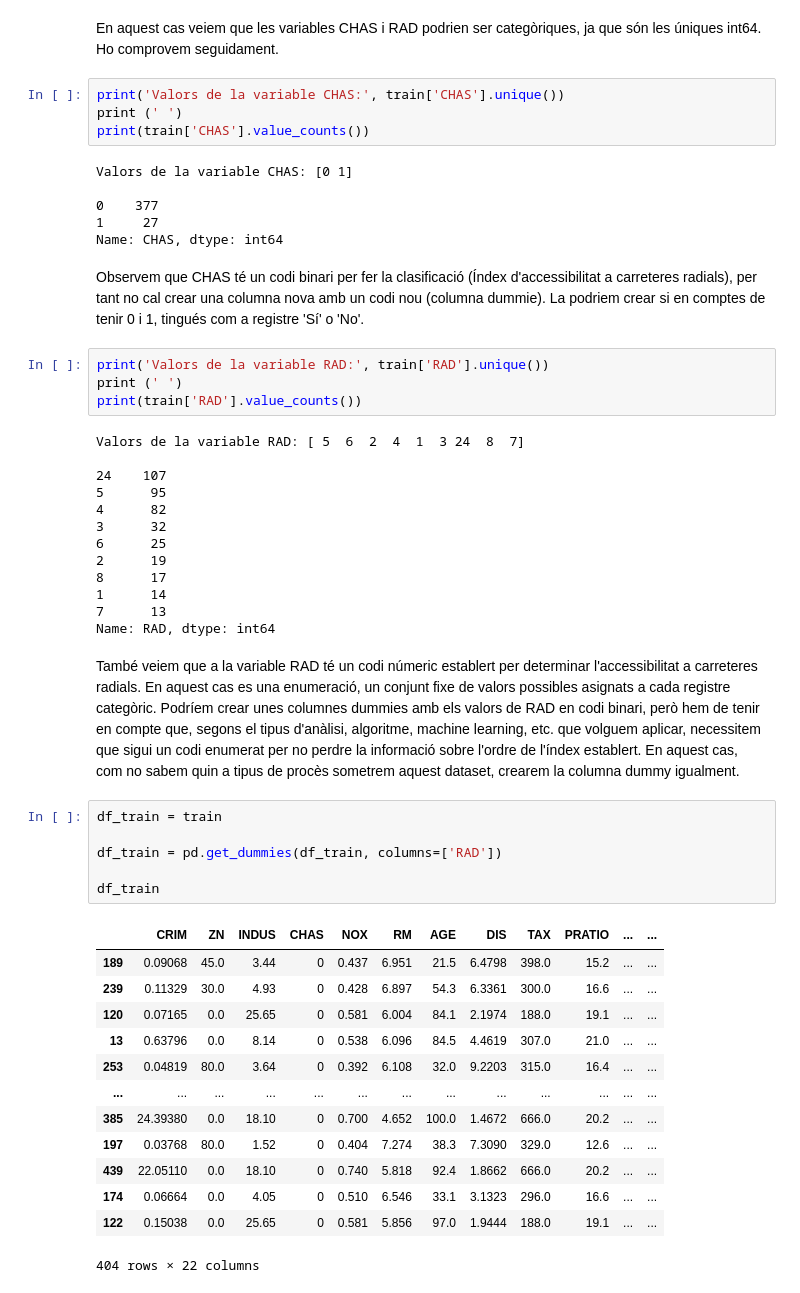
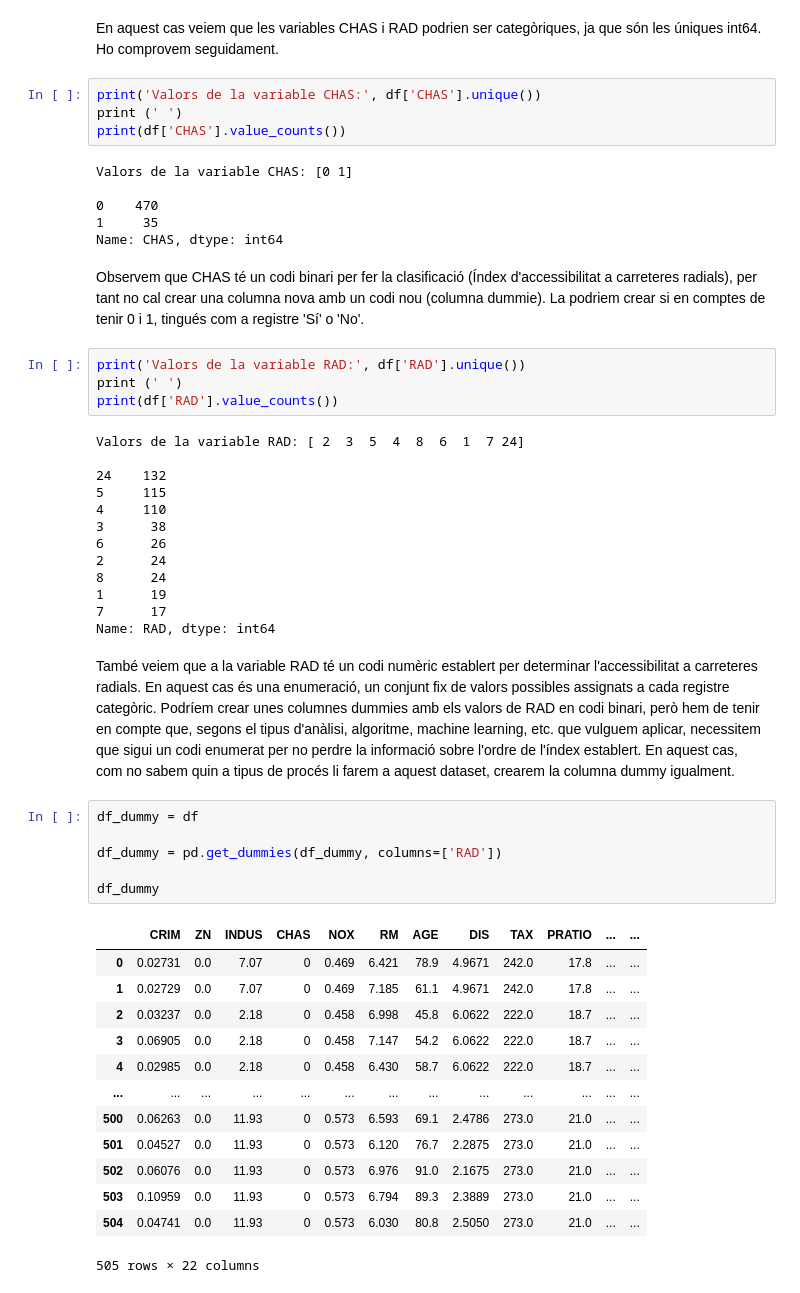
Before and after one commit to paucco/SkLearn_Train_Test, a Jupyter notebook: Tasca M5 T02.ipynb, the cells around one changed output. Cells and saved outputs as stored; diff of their text form.

```diff
--- a/Tasca M5 T02.ipynb
+++ b/Tasca M5 T02.ipynb
@@ -405,53 +405,53 @@ memory usage: 55.4 KB
 # %% [markdown]
 En aquest cas veiem que les variables CHAS i RAD podrien ser categòriques, ja que són les úniques int64. Ho comprovem seguidament.
 # %%
-print('Valors de la variable CHAS:', train['CHAS'].unique())
+print('Valors de la variable CHAS:', df['CHAS'].unique())
 print (' ')
-print(train['CHAS'].value_counts())
+print(df['CHAS'].value_counts())
 # %% [output]
 Valors de la variable CHAS: [0 1]
 
-0    377
-1     27
+0    470
+1     35
 Name: CHAS, dtype: int64
 # %% [markdown]
 Observem que CHAS té un codi binari per fer la clasificació (Índex d'accessibilitat a carreteres radials), per tant no cal crear una columna nova amb un codi nou (columna dummie). La podriem crear si en comptes de tenir 0 i 1, tingués com a registre 'Sí' o 'No'.
 # %%
-print('Valors de la variable RAD:', train['RAD'].unique())
+print('Valors de la variable RAD:', df['RAD'].unique())
 print (' ')
-print(train['RAD'].value_counts())
+print(df['RAD'].value_counts())
 # %% [output]
-Valors de la variable RAD: [ 5  6  2  4  1  3 24  8  7]
+Valors de la variable RAD: [ 2  3  5  4  8  6  1  7 24]
 
-24    107
-5      95
-4      82
-3      32
-6      25
-2      19
-8      17
-1      14
-7      13
+24    132
+5     115
+4     110
+3      38
+6      26
+2      24
+8      24
+1      19
+7      17
 Name: RAD, dtype: int64
 # %% [markdown]
-També veiem que a la variable RAD té un codi númeric establert per determinar l'accessibilitat a carreteres radials. En aquest cas es una enumeració, un conjunt fixe de valors possibles asignats a cada registre categòric. Podríem crear unes columnes dummies amb els valors de RAD en codi binari, però hem de tenir en compte que, segons el tipus d'anàlisi, algoritme, machine learning, etc. que volguem aplicar, necessitem que sigui un codi enumerat per no perdre la informació sobre l'ordre de l'índex establert. En aquest cas, com no sabem quin a tipus de procès sometrem aquest dataset, crearem la columna dummy igualment.
+També veiem que a la variable RAD té un codi numèric establert per determinar l'accessibilitat a carreteres radials. En aquest cas és una enumeració, un conjunt fix de valors possibles assignats a cada registre categòric. Podríem crear unes columnes dummies amb els valors de RAD en codi binari, però hem de tenir en compte que, segons el tipus d'anàlisi, algoritme, machine learning, etc. que vulguem aplicar, necessitem que sigui un codi enumerat per no perdre la informació sobre l'ordre de l'índex establert. En aquest cas, com no sabem quin a tipus de procés li farem a aquest dataset, crearem la columna dummy igualment.
-# %%
-df_train = train
-
-df_train = pd.get_dummies(df_train, columns=['RAD'])
-
-df_train
-# %% [output]
-|  | CRIM | ZN | INDUS | CHAS | NOX | RM | AGE | DIS | TAX | PRATIO | ... | ... |
-| 189 | 0.09068 | 45.0 | 3.44 | 0 | 0.437 | 6.951 | 21.5 | 6.4798 | 398.0 | 15.2 | ... | ... |
-| 239 | 0.11329 | 30.0 | 4.93 | 0 | 0.428 | 6.897 | 54.3 | 6.3361 | 300.0 | 16.6 | ... | ... |
-| 120 | 0.07165 | 0.0 | 25.65 | 0 | 0.581 | 6.004 | 84.1 | 2.1974 | 188.0 | 19.1 | ... | ... |
-| 13 | 0.63796 | 0.0 | 8.14 | 0 | 0.538 | 6.096 | 84.5 | 4.4619 | 307.0 | 21.0 | ... | ... |
-| 253 | 0.04819 | 80.0 | 3.64 | 0 | 0.392 | 6.108 | 32.0 | 9.2203 | 315.0 | 16.4 | ... | ... |
-| ... | ... | ... | ... | ... | ... | ... | ... | ... | ... | ... | ... | ... |
-| 385 | 24.39380 | 0.0 | 18.10 | 0 | 0.700 | 4.652 | 100.0 | 1.4672 | 666.0 | 20.2 | ... | ... |
-| 197 | 0.03768 | 80.0 | 1.52 | 0 | 0.404 | 7.274 | 38.3 | 7.3090 | 329.0 | 12.6 | ... | ... |
-| 439 | 22.05110 | 0.0 | 18.10 | 0 | 0.740 | 5.818 | 92.4 | 1.8662 | 666.0 | 20.2 | ... | ... |
-| 174 | 0.06664 | 0.0 | 4.05 | 0 | 0.510 | 6.546 | 33.1 | 3.1323 | 296.0 | 16.6 | ... | ... |
-| 122 | 0.15038 | 0.0 | 25.65 | 0 | 0.581 | 5.856 | 97.0 | 1.9444 | 188.0 | 19.1 | ... | ... |
-404 rows × 22 columns
+# %%
+df_dummy = df
+
+df_dummy = pd.get_dummies(df_dummy, columns=['RAD'])
+
+df_dummy
+# %% [output]
+|  | CRIM | ZN | INDUS | CHAS | NOX | RM | AGE | DIS | TAX | PRATIO | ... | ... |
+| 0 | 0.02731 | 0.0 | 7.07 | 0 | 0.469 | 6.421 | 78.9 | 4.9671 | 242.0 | 17.8 | ... | ... |
+| 1 | 0.02729 | 0.0 | 7.07 | 0 | 0.469 | 7.185 | 61.1 | 4.9671 | 242.0 | 17.8 | ... | ... |
+| 2 | 0.03237 | 0.0 | 2.18 | 0 | 0.458 | 6.998 | 45.8 | 6.0622 | 222.0 | 18.7 | ... | ... |
+| 3 | 0.06905 | 0.0 | 2.18 | 0 | 0.458 | 7.147 | 54.2 | 6.0622 | 222.0 | 18.7 | ... | ... |
+| 4 | 0.02985 | 0.0 | 2.18 | 0 | 0.458 | 6.430 | 58.7 | 6.0622 | 222.0 | 18.7 | ... | ... |
+| ... | ... | ... | ... | ... | ... | ... | ... | ... | ... | ... | ... | ... |
+| 500 | 0.06263 | 0.0 | 11.93 | 0 | 0.573 | 6.593 | 69.1 | 2.4786 | 273.0 | 21.0 | ... | ... |
+| 501 | 0.04527 | 0.0 | 11.93 | 0 | 0.573 | 6.120 | 76.7 | 2.2875 | 273.0 | 21.0 | ... | ... |
+| 502 | 0.06076 | 0.0 | 11.93 | 0 | 0.573 | 6.976 | 91.0 | 2.1675 | 273.0 | 21.0 | ... | ... |
+| 503 | 0.10959 | 0.0 | 11.93 | 0 | 0.573 | 6.794 | 89.3 | 2.3889 | 273.0 | 21.0 | ... | ... |
+| 504 | 0.04741 | 0.0 | 11.93 | 0 | 0.573 | 6.030 | 80.8 | 2.5050 | 273.0 | 21.0 | ... | ... |
+505 rows × 22 columns
```
Also changed, not shown: parts of 10 cells of this notebook.
